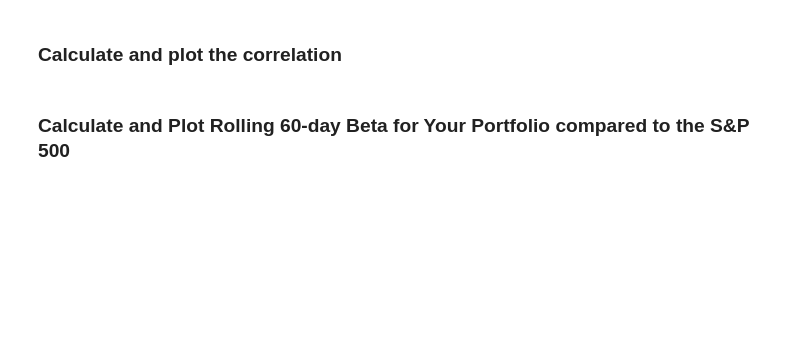
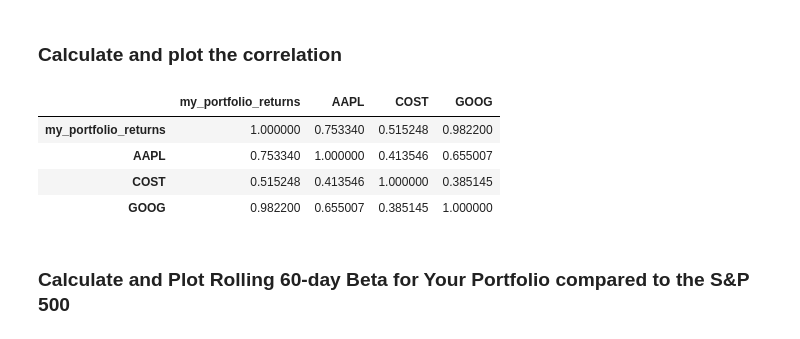
Before and after one commit to globalproweb/A-Whale-Off-the-Port-folio-, a Jupyter notebook: whale_analysis.ipynb, the cells around one changed output. Saved outputs shown, nothing was run; the diff lists cells and outputs as text; code cells hidden in the pictures; blank space fills up the shorter version.

```diff
--- a/whale_analysis.ipynb
+++ b/whale_analysis.ipynb
@@ -705,5 +739,15 @@ NameError: name 'all_portfolio_returnss' is not defined
 ### Calculate and plot the correlation
 # %%
 # Calculate and plot the correlation
+correlation = all_portfolio_returns.corr()
+
+# Display de correlation matrix
+correlation
+# %% [output]
+|  | my_portfolio_returns | AAPL | COST | GOOG |
+| my_portfolio_returns | 1.000000 | 0.753340 | 0.515248 | 0.982200 |
+| AAPL | 0.753340 | 1.000000 | 0.413546 | 0.655007 |
+| COST | 0.515248 | 0.413546 | 1.000000 | 0.385145 |
+| GOOG | 0.982200 | 0.655007 | 0.385145 | 1.000000 |
 # %% [markdown]
 ### Calculate and Plot Rolling 60-day Beta for Your Portfolio compared to the S&P 500
```
Also changed, not shown: parts of 16 cells of this notebook.
